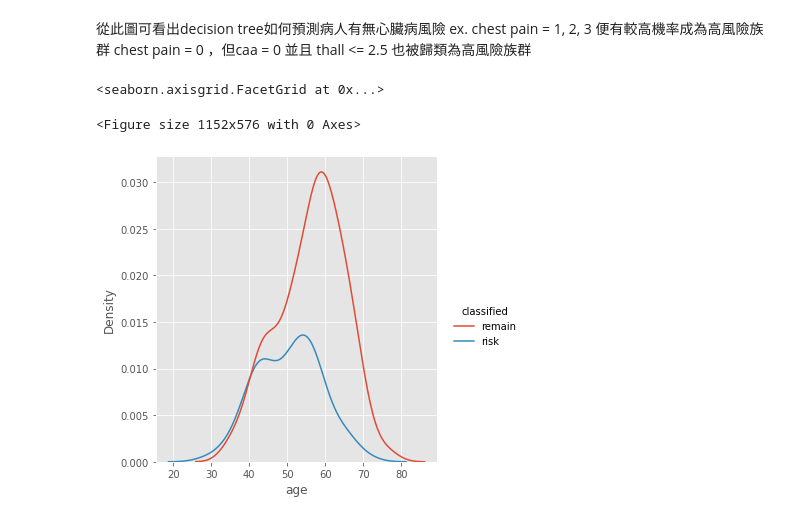
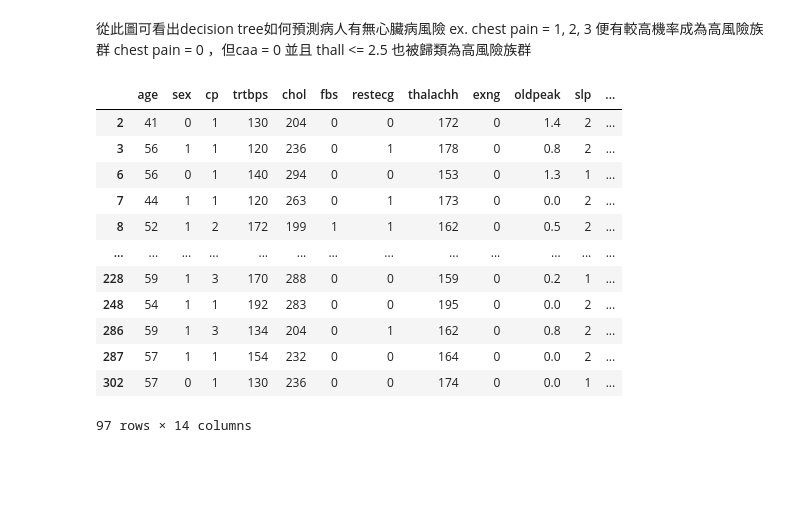
Before and after one commit to tfc1524/Heart, a Jupyter notebook: Heart Attack Project.ipynb, the cells around one changed output. Cells and saved outputs as stored; diff of their text form; code cells hidden in the pictures; blank space fills up the shorter version.

```diff
--- a/Heart Attack Project.ipynb
+++ b/Heart Attack Project.ipynb
@@ -390,21 +410,27 @@ chest pain = 0 ，但caa = 0 並且 thall <= 2.5 也被歸類為高風險族群
 # %%
 # 將決策樹判定為1，且gini係數最低的資料抓出來
 df_risk = df[df['cp'] > 0.5]
 df_risk = df_risk[df_risk['oldpeak'] <= 1.95]
 df_risk = df_risk[df_risk['thalachh'] > 152.5]
 df_remain = df.drop(list(df_risk.index), axis=0)
 
 for index, row in df.iterrows():
     if index in df_risk.index.to_list():
         df.loc[index, 'classified'] = 'risk'
     else:
         df.loc[index, 'classified'] = 'remain'
+df_risk
+# %% [output]
+|  | age | sex | cp | trtbps | chol | fbs | restecg | thalachh | exng | oldpeak | slp | ... |
+| 2 | 41 | 0 | 1 | 130 | 204 | 0 | 0 | 172 | 0 | 1.4 | 2 | ... |
+| 3 | 56 | 1 | 1 | 120 | 236 | 0 | 1 | 178 | 0 | 0.8 | 2 | ... |
+| 6 | 56 | 0 | 1 | 140 | 294 | 0 | 0 | 153 | 0 | 1.3 | 1 | ... |
+| 7 | 44 | 1 | 1 | 120 | 263 | 0 | 1 | 173 | 0 | 0.0 | 2 | ... |
+| 8 | 52 | 1 | 2 | 172 | 199 | 1 | 1 | 162 | 0 | 0.5 | 2 | ... |
+| ... | ... | ... | ... | ... | ... | ... | ... | ... | ... | ... | ... | ... |
+| 228 | 59 | 1 | 3 | 170 | 288 | 0 | 0 | 159 | 0 | 0.2 | 1 | ... |
+| 248 | 54 | 1 | 1 | 192 | 283 | 0 | 0 | 195 | 0 | 0.0 | 2 | ... |
+| 286 | 59 | 1 | 3 | 134 | 204 | 0 | 1 | 162 | 0 | 0.8 | 2 | ... |
+| 287 | 57 | 1 | 1 | 154 | 232 | 0 | 0 | 164 | 0 | 0.0 | 2 | ... |
+| 302 | 57 | 0 | 1 | 130 | 236 | 0 | 0 | 174 | 0 | 0.0 | 1 | ... |
+97 rows × 14 columns
-# %%
-selected_columns = ['age', 'sex', 'caa', 'thall']
-
-plt.figure(figsize=(16,8))
-sns.displot(data=df, x="age", kind='kde', hue='classified')
-# %% [output]
-<seaborn.axisgrid.FacetGrid at 0x...>
-<Figure size 1152x576 with 0 Axes>
-[figure, removed]
```
Also changed, not shown: parts of 9 cells of this notebook.
